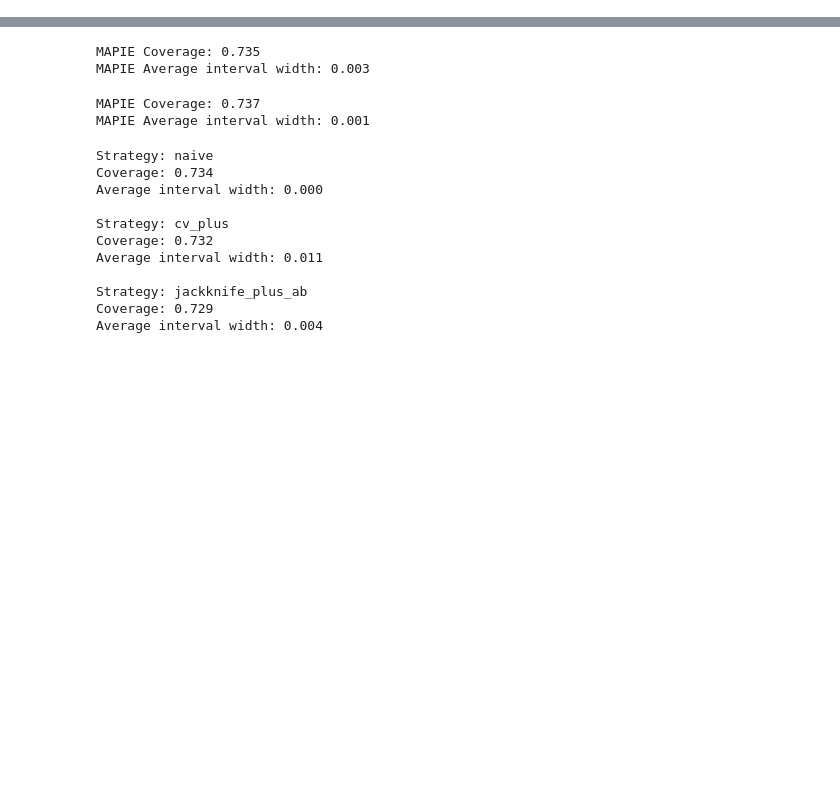
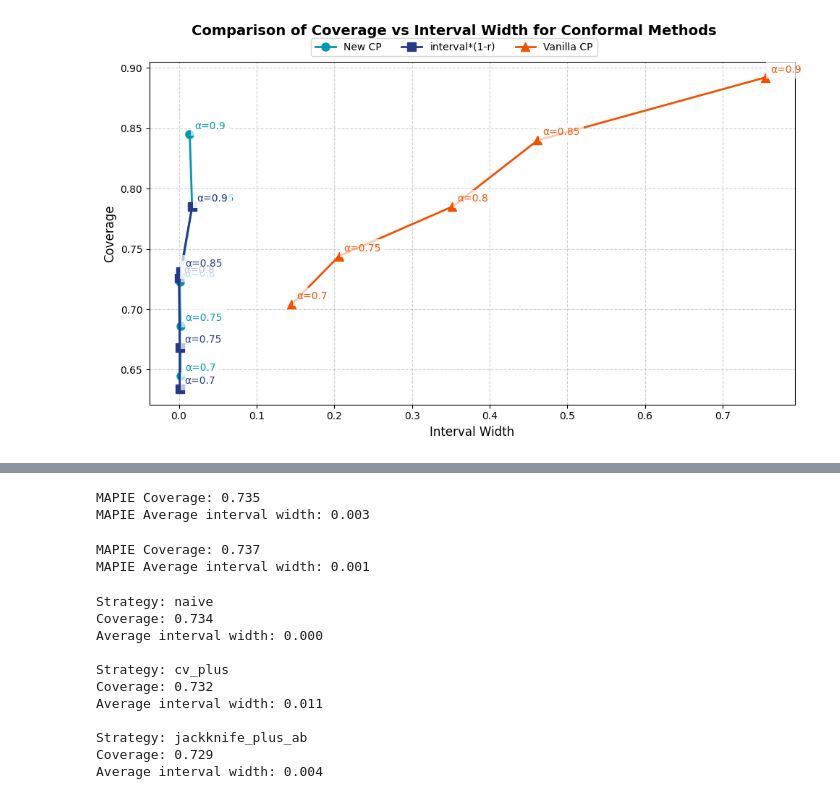
Before and after one commit to rdiazrincon/conformal_prediction_pd, a Jupyter notebook: conformal_pd_new.ipynb, the cells around one changed output, grey strips where cells are left out. Saved outputs shown, nothing was run; the diff lists cells and outputs as text; code cells hidden in the pictures; blank space fills up the shorter version.

```diff
--- a/conformal_pd_new.ipynb
+++ b/conformal_pd_new.ipynb
@@ -264,0 +243,50 @@ plt.show()
+# %%
+import matplotlib.pyplot as plt
+
+# Data for plotting
+conformal_metrics_new = {
+    "alpha": [0.7, 0.75, 0.8, 0.85, 0.9],
+    "coverage": [0.645, 0.686, 0.723, 0.785, 0.845],
+    "interval_width": [0.002, 0.002, 0.001, 0.017, 0.0139]
+}
+conformal_metrics_modified = {
+    "alpha": [0.7, 0.75, 0.8, 0.85, 0.9],
+    "coverage": [0.634, 0.668, 0.726, 0.731, 0.785],
+    "interval_width": [0.001, 0.001, 0.000, 0.002, 0.017]
+}
+conformal_metrics_vanilla = {
+    "alpha": [0.7, 0.75, 0.8, 0.85, 0.9],
+    "coverage": [0.704, 0.744, 0.785, 0.840, 0.892],
+    "interval_width": [0.145, 0.206, 0.352, 0.462, 0.755]
+}
+fig, ax = plt.subplots(figsize=(10, 6))
+fig.suptitle('Comparison of Coverage vs Interval Width for Conformal Methods', fontsize=14, weight='bold')
+
+# Plotting each method
+methods = {
+    "New CP": ("#0097B2", "o", conformal_metrics_new),
+    "interval*(1-r)": ("#263985", "s", conformal_metrics_modified),
+    "Vanilla CP": ("#F35000", "^", conformal_metrics_vanilla),
+}
+
+for label, (color, marker, data) in methods.items():
+    ax.plot(data["interval_width"], data["coverage"],
+             marker=marker, color=color, linewidth=2, markersize=8, label=label)
+    for i, alpha in enumerate(data["alpha"]):
+        ax.annotate(f'α={alpha}',(data["interval_width"][i], data["coverage"][i]), xytext=(5, 5), textcoords='offset points', fontsize=10, bbox=dict(facecolor='white', edgecolor='none', alpha=0.7), color=color)
+
+# Add reference lines and shaded regions
+# ax.axhline(y=0.8, linestyle='--', color='#B00000', linewidth=1.5, label='Target Coverage (80%)')
+# ax.axhspan(0.8, 1.0, alpha=0.1, color='red', label='Target Coverage Zone')
+
+# Customize plot
+ax.set_xlabel('Interval Width', fontsize=12)
+ax.set_ylabel('Coverage', fontsize=12)
+ax.grid(True, linestyle='--', alpha=0.6)
+handles, labels = ax.get_legend_handles_labels()
+fig.legend(handles, labels, loc='upper center', ncol=3, fontsize=10, bbox_to_anchor=(0.5, 0.96), frameon=True)
+plt.tight_layout(rect=[0, 0, 1, 0.975])
+# plt.savefig('conformal_comparison.svg', transparent=True, bbox_inches='tight')
+plt.show()
+# %% [output]
+[figure, added]
```
Also changed, not shown: parts of 8 cells of this notebook.
